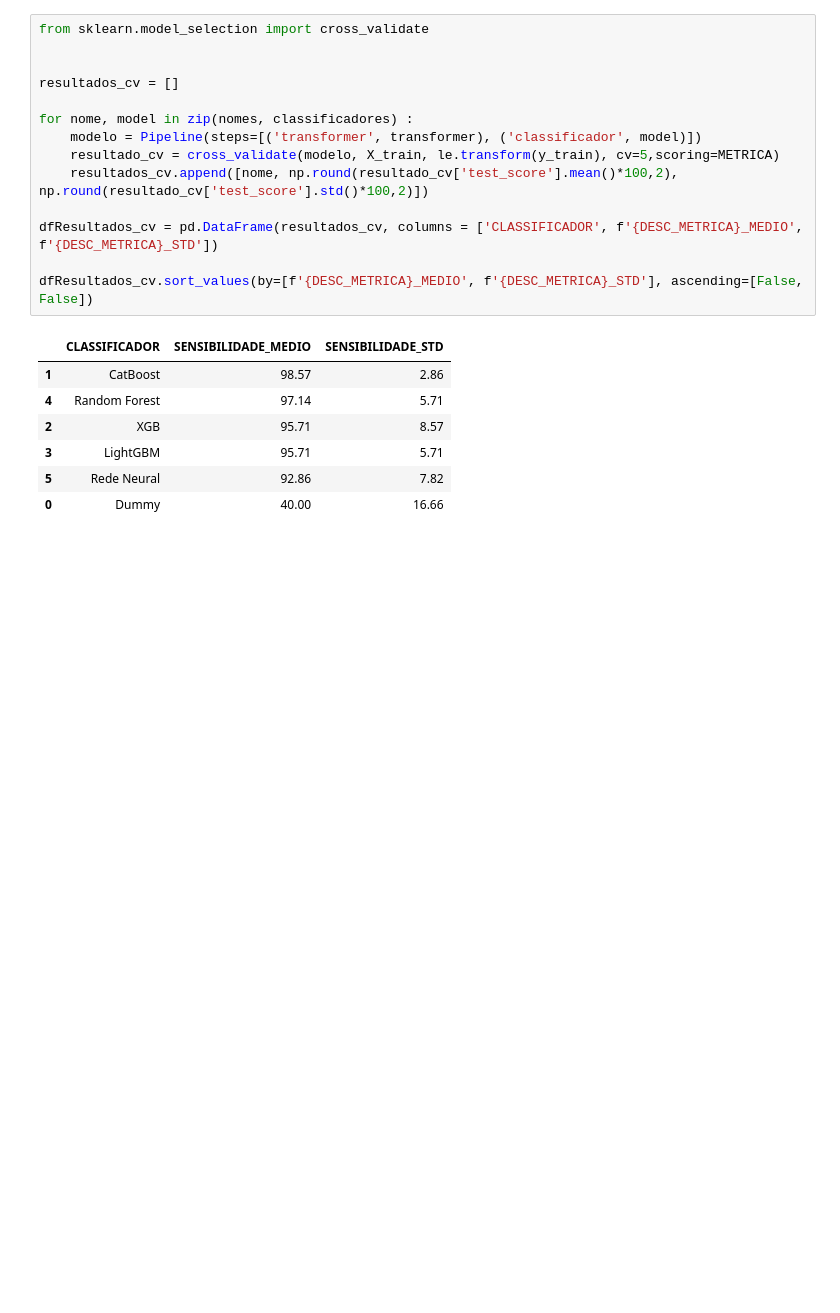
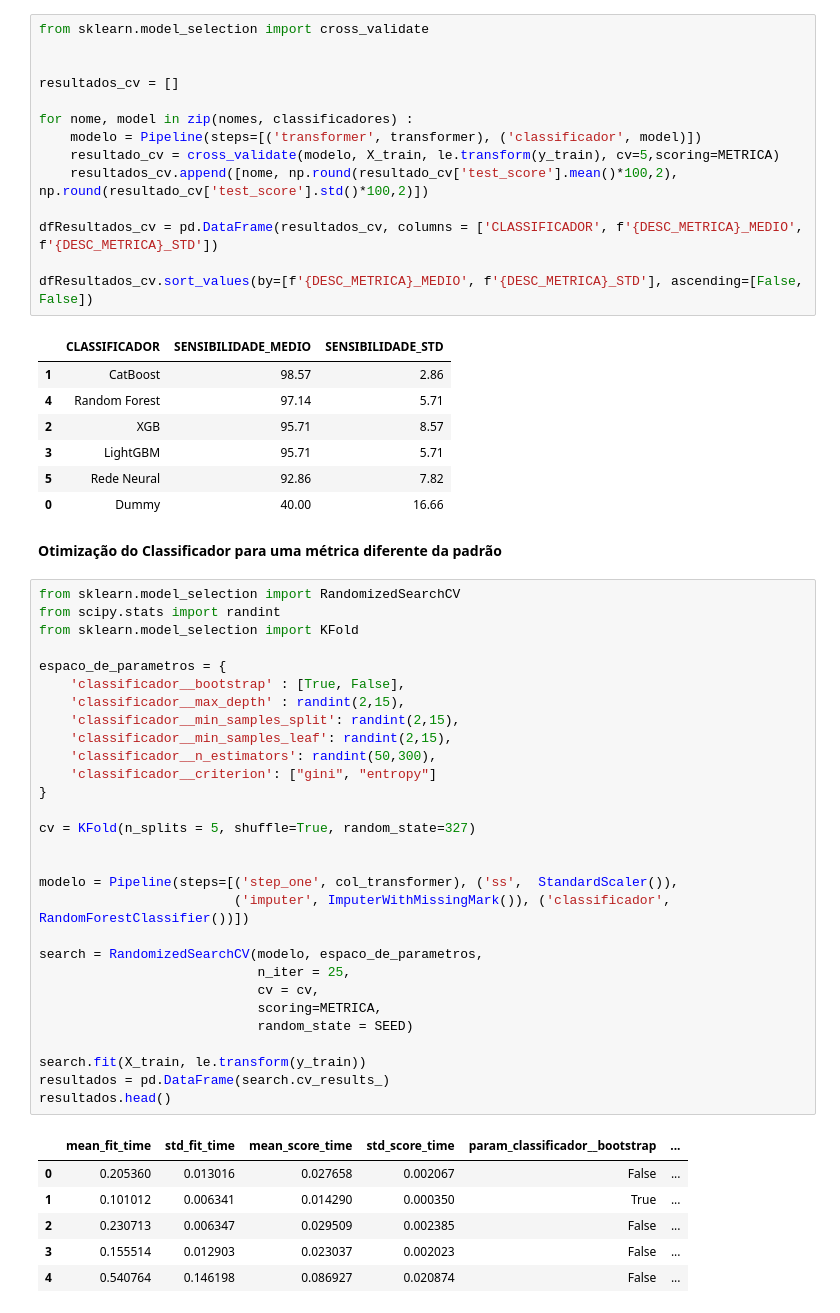
Before and after one commit to inf032/introducaoML, a Jupyter notebook: Farm03.Metricas.ipynb, the cells around one changed output. Cells and saved outputs as stored; diff of their text form; blank space fills up the shorter version.

```diff
--- a/Farm03.Metricas.ipynb
+++ b/Farm03.Metricas.ipynb
@@ -414,3 +414,41 @@ dfResultados_cv.sort_values(by=[f'{DESC_METRICA}_MEDIO', f'{DESC_METRICA}_STD'],
 | 3 | LightGBM | 95.71 | 5.71 |
 | 5 | Rede Neural | 92.86 | 7.82 |
 | 0 | Dummy | 40.00 | 16.66 |
+# %% [markdown]
+**Otimização do Classificador para uma métrica diferente da padrão**
+# %%
+from sklearn.model_selection import RandomizedSearchCV
+from scipy.stats import randint
+from sklearn.model_selection import KFold
+
+espaco_de_parametros = {
+    'classificador__bootstrap' : [True, False],
+    'classificador__max_depth' : randint(2,15),
+    'classificador__min_samples_split': randint(2,15),
+    'classificador__min_samples_leaf': randint(2,15),
+    'classificador__n_estimators': randint(50,300),
+    'classificador__criterion': ["gini", "entropy"]
+}
+
+cv = KFold(n_splits = 5, shuffle=True, random_state=327)
+
+
+modelo = Pipeline(steps=[('step_one', col_transformer), ('ss',  StandardScaler()),
+                         ('imputer', ImputerWithMissingMark()), ('classificador', RandomForestClassifier())])
+
+search = RandomizedSearchCV(modelo, espaco_de_parametros,
+                            n_iter = 25,
+                            cv = cv,
+                            scoring=METRICA,
+                            random_state = SEED)
+
+search.fit(X_train, le.transform(y_train))
+resultados = pd.DataFrame(search.cv_results_)
+resultados.head()
+# %% [output]
+|  | mean_fit_time | std_fit_time | mean_score_time | std_score_time | param_classificador__bootstrap | ... |
+| 0 | 0.205360 | 0.013016 | 0.027658 | 0.002067 | False | ... |
+| 1 | 0.101012 | 0.006341 | 0.014290 | 0.000350 | True | ... |
+| 2 | 0.230713 | 0.006347 | 0.029509 | 0.002385 | False | ... |
+| 3 | 0.155514 | 0.012903 | 0.023037 | 0.002023 | False | ... |
+| 4 | 0.540764 | 0.146198 | 0.086927 | 0.020874 | False | ... |
```
Also changed, not shown: parts of 1 cell of this notebook.
